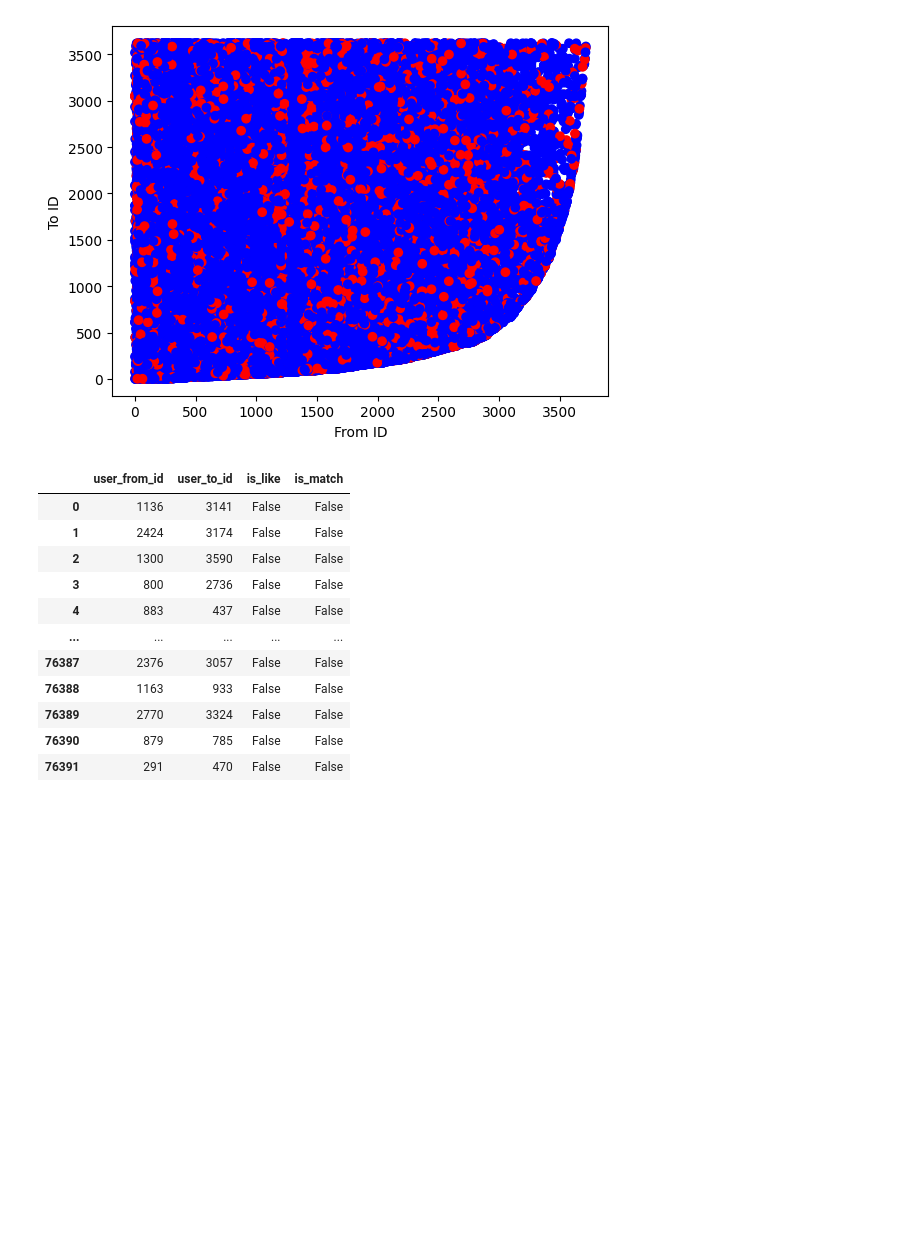
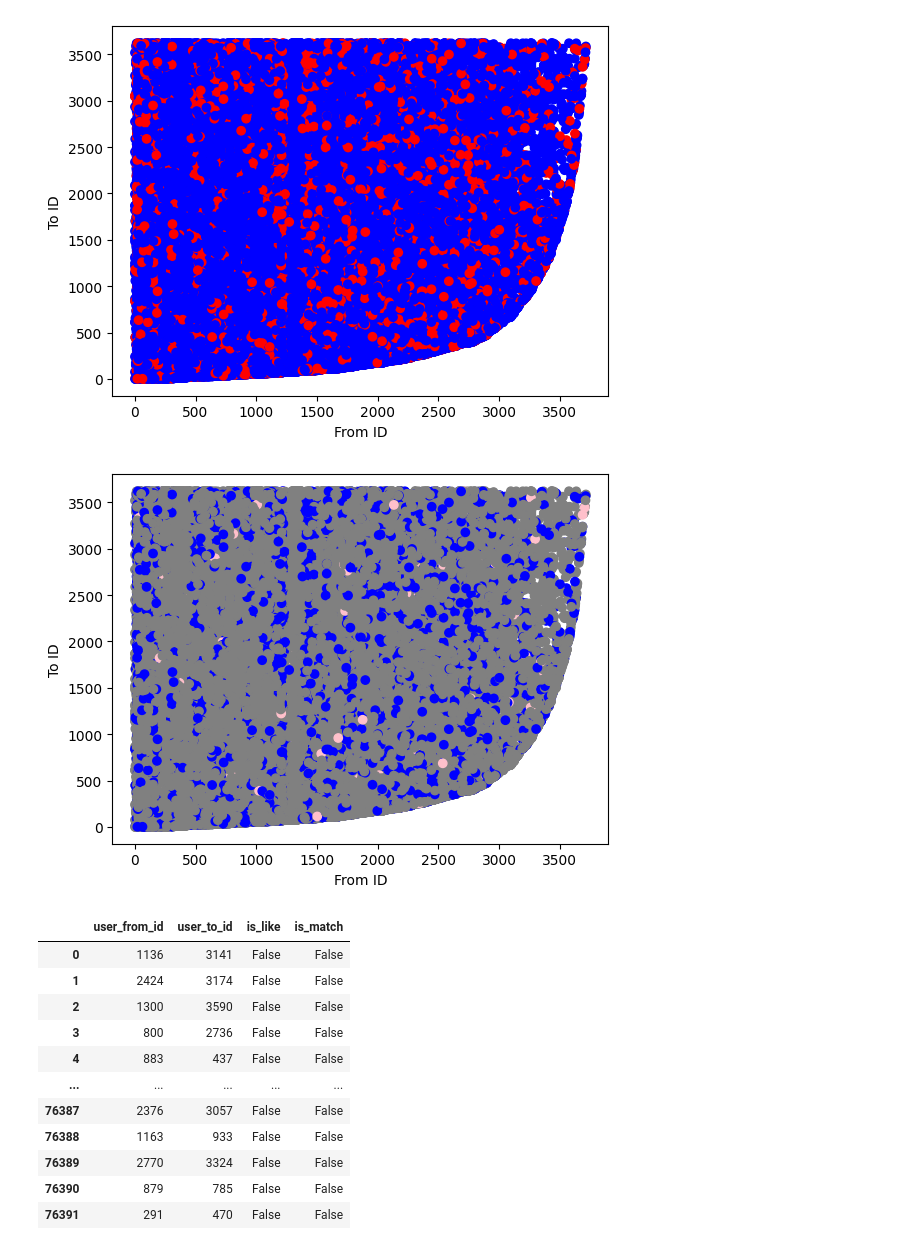
Before and after one commit to andreist3fan/vitejii-dm-2, a Jupyter notebook: DataMiningAssignment2.ipynb, the cells around one changed output. Cells and saved outputs as stored; diff of their text form; code cells hidden in the pictures; blank space fills up the shorter version.

Commit message:
plot2

```diff
--- a/DataMiningAssignment2.ipynb
+++ b/DataMiningAssignment2.ipynb
@@ -27,6 +27,28 @@ plt.ylabel('To ID')
 plt.show()
 # %% [output]
 [figure]
+# %%
+is_like = train_data['is_like'].to_numpy()
+is_match = train_data['is_match'].to_numpy()
+
+colors = []
+for i in range(len(is_like)):
+    if is_match[i] == 1:
+        colors.append('pink')
+    elif is_like[i] == 1:
+        colors.append('blue')
+    else:
+        colors.append('gray')
+
+plt.scatter(x=train_data['user_from_id'], y=train_data['user_to_id'], c=colors)
+
+plt.xlabel('From ID')
+plt.ylabel('To ID')
+
+# Show the plot
+plt.show()
+# %% [output]
+[figure, added]
 # %%
 train_data
 # %% [output]
```
Also changed, not shown: parts of 1 cell of this notebook.
